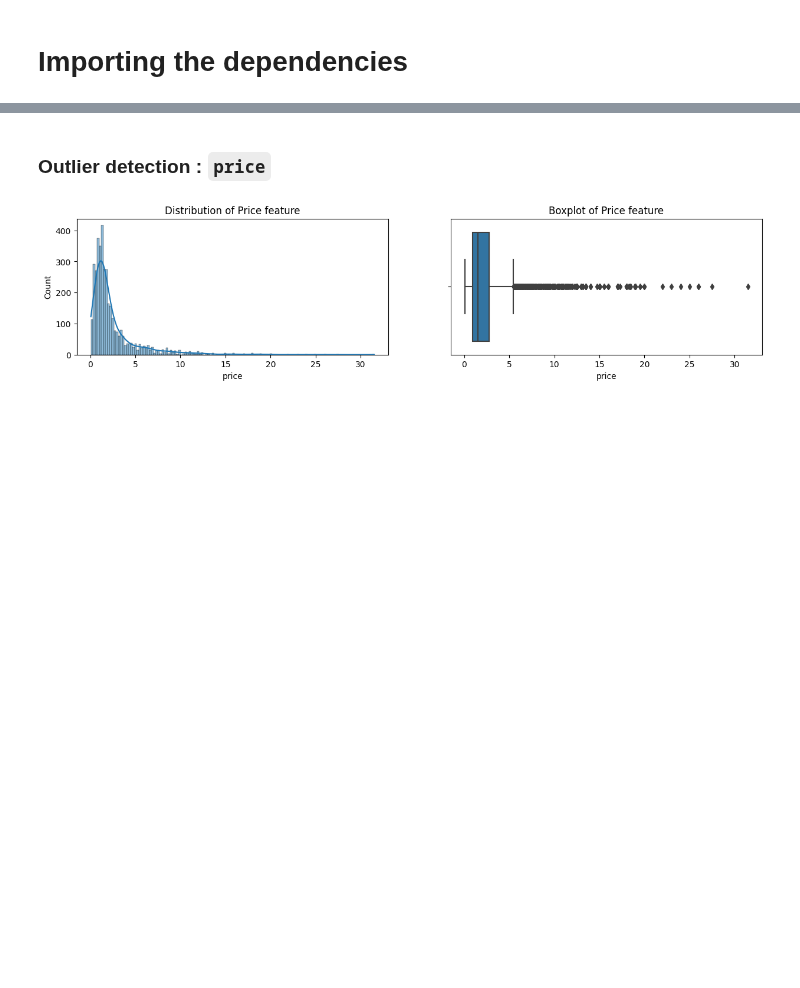
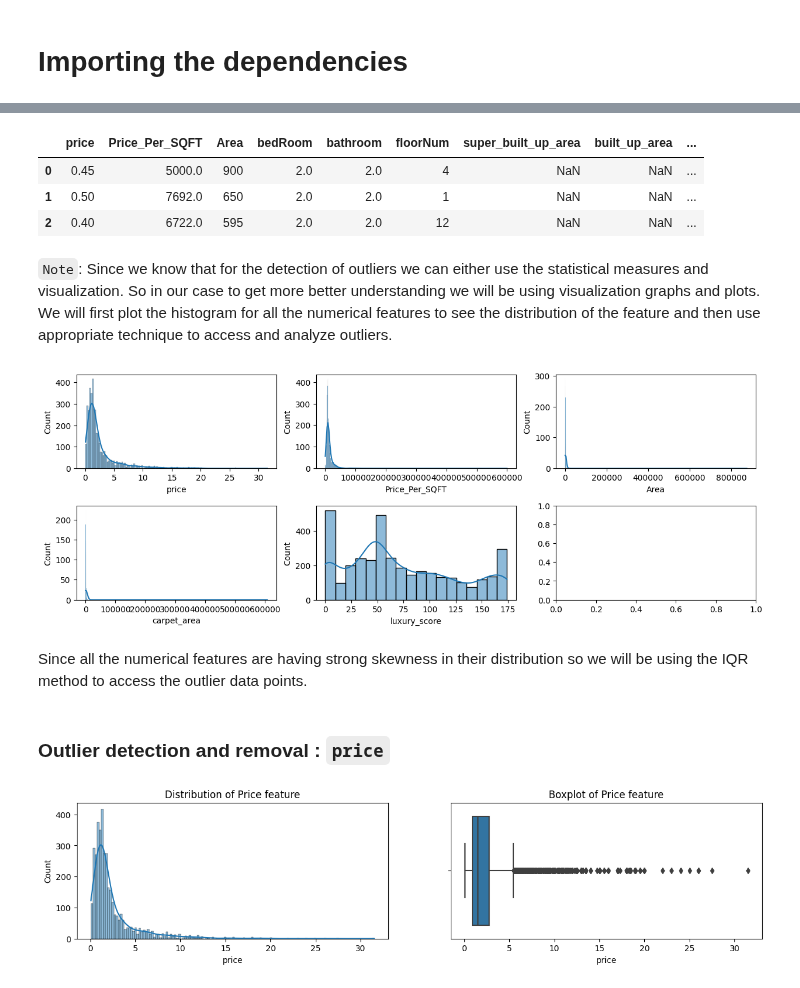
Before and after one commit to yuvraaj2002/AI_Projects, a Jupyter notebook: Find_Home.AI/Notebook_And_Dataset/Outlier_And_MissingValues.ipynb, the cells around one changed output, grey strips where cells are left out. Cells and saved outputs as stored; diff of their text form; code cells hidden in the pictures; blank space fills up the shorter version.

```diff
--- a/Find_Home.AI/Notebook_And_Dataset/Outlier_And_MissingValues.ipynb
+++ b/Find_Home.AI/Notebook_And_Dataset/Outlier_And_MissingValues.ipynb
@@ -16,0 +27,27 @@ For the detection and dealing with outliers there are few recommended steps whic
+# %%
+# First we will only be considering the numerical features
+df.select_dtypes(exclude = 'object').head(3)
+# %% [output]
+|  | price | Price_Per_SQFT | Area | bedRoom | bathroom | floorNum | super_built_up_area | built_up_area | ... |
+| 0 | 0.45 | 5000.0 | 900 | 2.0 | 2.0 | 4 | NaN | NaN | ... |
+| 1 | 0.50 | 7692.0 | 650 | 2.0 | 2.0 | 1 | NaN | NaN | ... |
+| 2 | 0.40 | 6722.0 | 595 | 2.0 | 2.0 | 12 | NaN | NaN | ... |
+# %% [markdown]
+`Note`: Since we know that for the detection of outliers we can either use the statistical measures and visualization. So in our case to get more better understanding we will be using visualization graphs and plots. We will first plot the histogram for all the numerical features to see the distribution of the feature and then use appropriate technique to access and analyze outliers.
+# %%
+# Plotting histograms
+fig,ax = plt.subplots(2,3,figsize=(15,5))
+
+sns.histplot(data=df['price'],kde=True,ax = ax[0][0])
+sns.histplot(data=df['Price_Per_SQFT'],kde=True,ax = ax[0][1])
+sns.histplot(data=df['Area'],kde=True,ax = ax[0][2])
+
+sns.histplot(data=df['carpet_area'],kde=True,ax = ax[1][0])
+sns.histplot(data=df['luxury_score'],kde=True,ax = ax[1][1])
+
+plt.subplots_adjust(wspace=0.2,hspace=0.4)
+plt.show()
+# %% [output]
+[figure, added]
+# %% [markdown]
+Since all the numerical features are having strong skewness in their distribution so we will be using the IQR method to access the outlier data points.
@@ -17,5 +68,5 @@ For the detection and dealing with outliers there are few recommended steps whic
 # %% [markdown]
-### Outlier detection : `price`
+### Outlier detection and removal : `price`
 # %%
 fig,ax = plt.subplots(1,2,figsize=(15,3))
 
```
Also changed, not shown: parts of 21 cells of this notebook.
